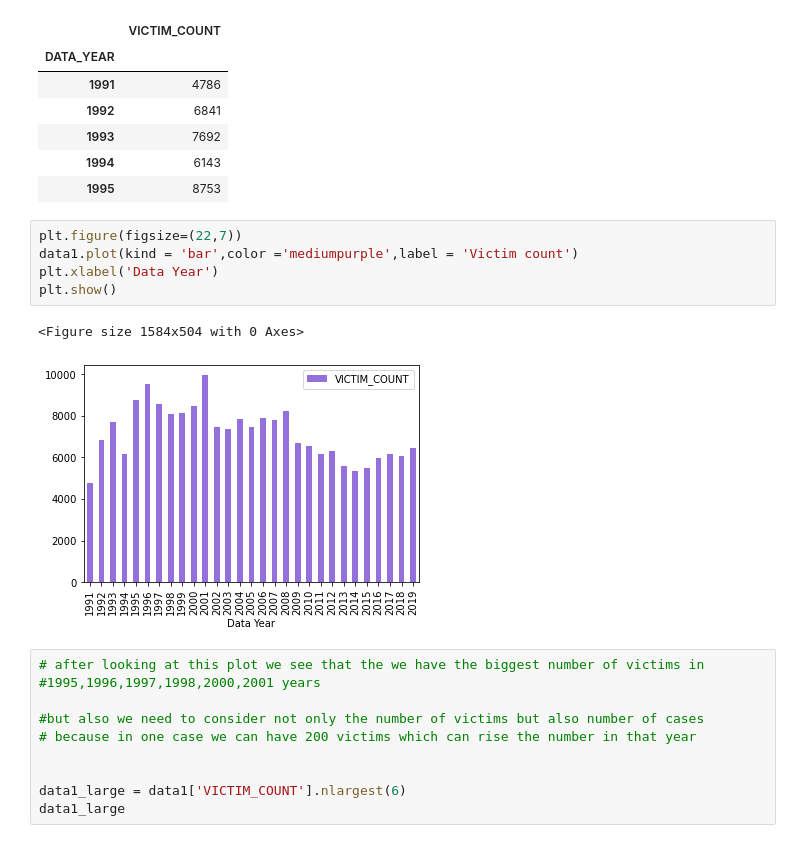
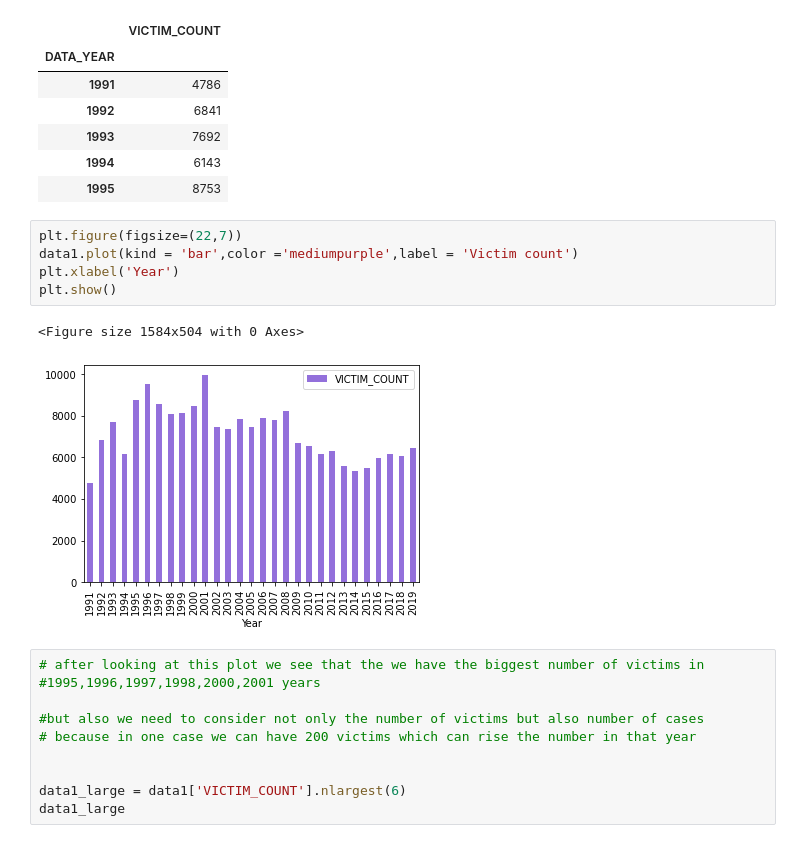
Before and after one commit to nora-23/Python_project_hate_crime, a Jupyter notebook: Hate_Crime_Nora_Grigoryan.ipynb, the cells around one changed output. Drawn from its saved outputs; the diff is of its cells as text.

```diff
--- a/Hate_Crime_Nora_Grigoryan.ipynb
+++ b/Hate_Crime_Nora_Grigoryan.ipynb
@@ -313,11 +313,11 @@ data1.head()
 # %%
 plt.figure(figsize=(22,7))
 data1.plot(kind = 'bar',color ='mediumpurple',label = 'Victim count')
-plt.xlabel('Data Year')
+plt.xlabel('Year')
 plt.show()
 # %% [output]
 <Figure size 1584x504 with 0 Axes>
-[figure, old version]
+[figure, new version]
 # %%
 # after looking at this plot we see that the we have the biggest number of victims in
 #1995,1996,1997,1998,2000,2001 years
```
Also changed, not shown: parts of 5 cells of this notebook.
